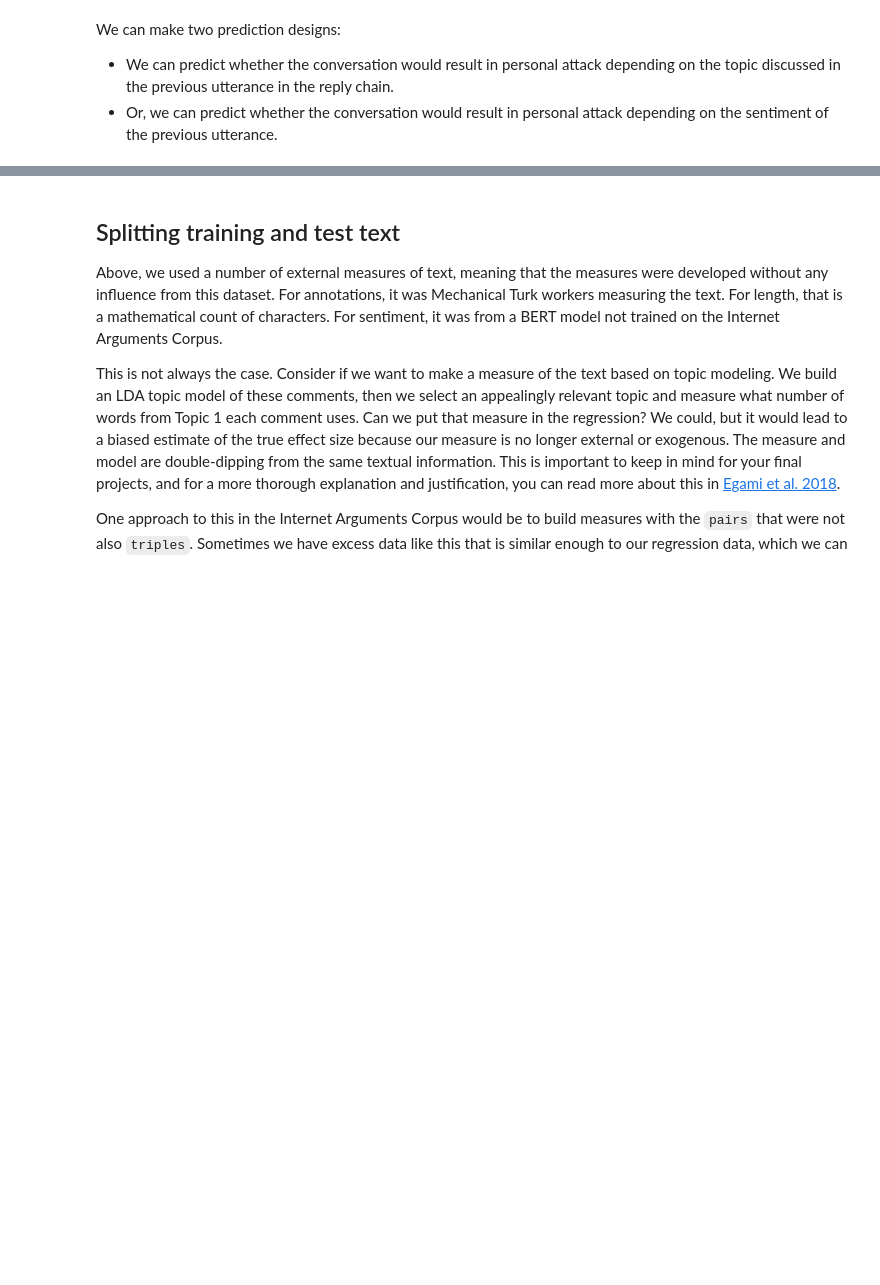
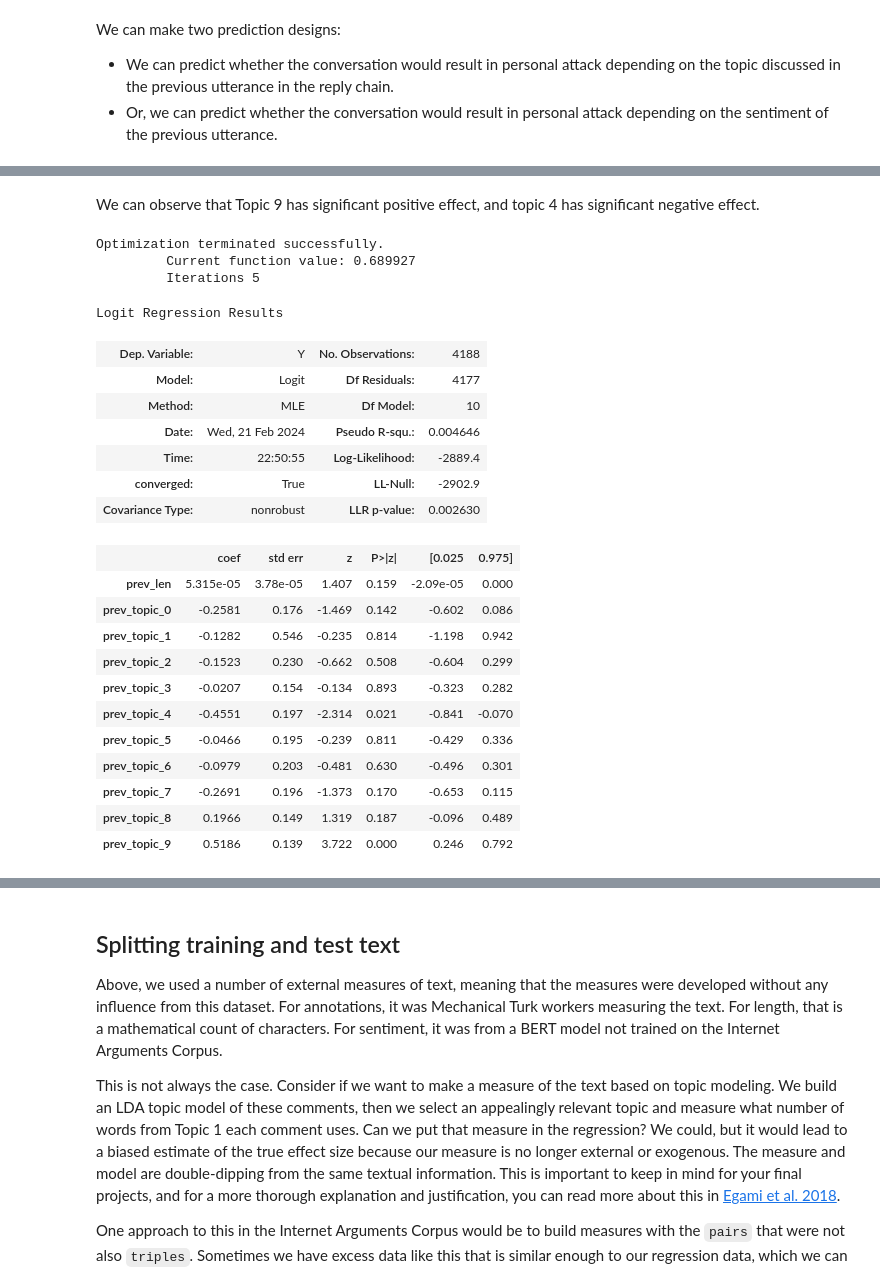
Before and after one commit to Dededon/SOCI40133_Assignments, a Jupyter notebook: Week7/7_Prediction_and_Causal_Inference.ipynb, the cells around one changed output, grey strips where cells are left out. Cells and saved outputs as stored; diff of their text form; code cells hidden in the pictures; blank space fills up the shorter version.

```diff
--- a/Week7/7_Prediction_and_Causal_Inference.ipynb
+++ b/Week7/7_Prediction_and_Causal_Inference.ipynb
@@ -416,0 +452,35 @@ We can make two prediction designs:
+# %% [markdown]
+We can observe that Topic 9 has significant positive effect, and topic 4 has significant negative effect.
+# %%
+# Fit Logit Model:
+control = ['prev_len']
+y = causal_df['Y']
+columns = control + topic_classes
+X = causal_df[columns]
+
+model_topic = sm.Logit(y, X).fit()
+model_topic.summary()
+# %% [output]
+Optimization terminated successfully.
+         Current function value: 0.689927
+         Iterations 5
+Logit Regression Results
+| Dep. Variable: | Y | No. Observations: | 4188 |
+| Model: | Logit | Df Residuals: | 4177 |
+| Method: | MLE | Df Model: | 10 |
+| Date: | Wed, 21 Feb 2024 | Pseudo R-squ.: | 0.004646 |
+| Time: | 22:50:55 | Log-Likelihood: | -2889.4 |
+| converged: | True | LL-Null: | -2902.9 |
+| Covariance Type: | nonrobust | LLR p-value: | 0.002630 |
+|  | coef | std err | z | P>|z| | [0.025 | 0.975] |
+| prev_len | 5.315e-05 | 3.78e-05 | 1.407 | 0.159 | -2.09e-05 | 0.000 |
+| prev_topic_0 | -0.2581 | 0.176 | -1.469 | 0.142 | -0.602 | 0.086 |
+| prev_topic_1 | -0.1282 | 0.546 | -0.235 | 0.814 | -1.198 | 0.942 |
+| prev_topic_2 | -0.1523 | 0.230 | -0.662 | 0.508 | -0.604 | 0.299 |
+| prev_topic_3 | -0.0207 | 0.154 | -0.134 | 0.893 | -0.323 | 0.282 |
+| prev_topic_4 | -0.4551 | 0.197 | -2.314 | 0.021 | -0.841 | -0.070 |
+| prev_topic_5 | -0.0466 | 0.195 | -0.239 | 0.811 | -0.429 | 0.336 |
+| prev_topic_6 | -0.0979 | 0.203 | -0.481 | 0.630 | -0.496 | 0.301 |
+| prev_topic_7 | -0.2691 | 0.196 | -1.373 | 0.170 | -0.653 | 0.115 |
+| prev_topic_8 | 0.1966 | 0.149 | 1.319 | 0.187 | -0.096 | 0.489 |
+| prev_topic_9 | 0.5186 | 0.139 | 3.722 | 0.000 | 0.246 | 0.792 |
```
Also changed, not shown: parts of 21 cells of this notebook.
